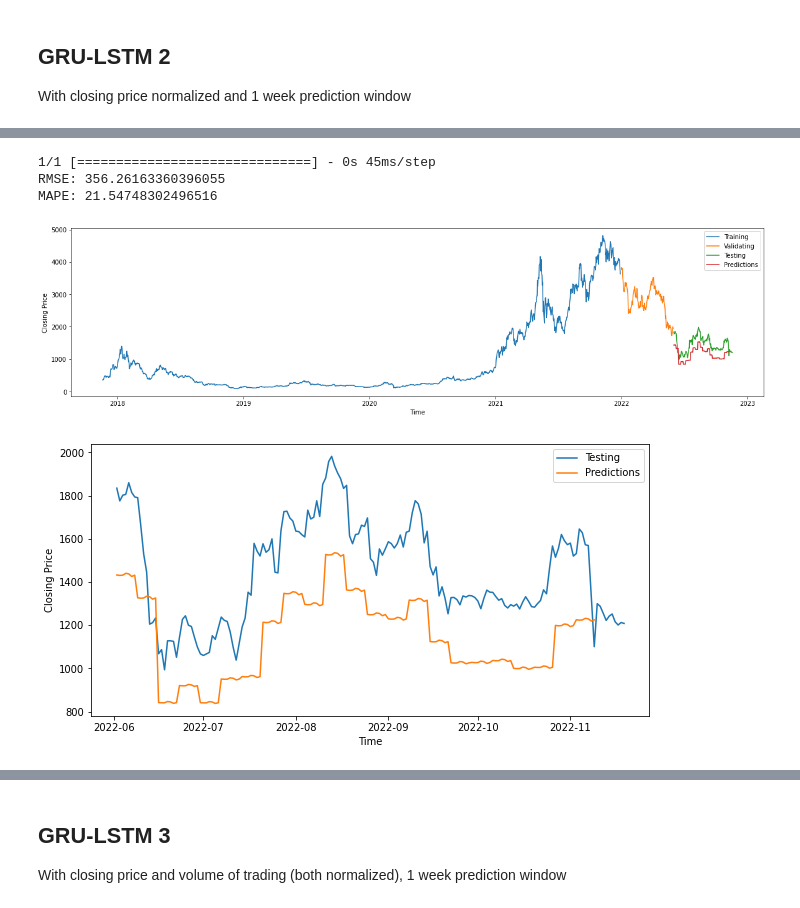
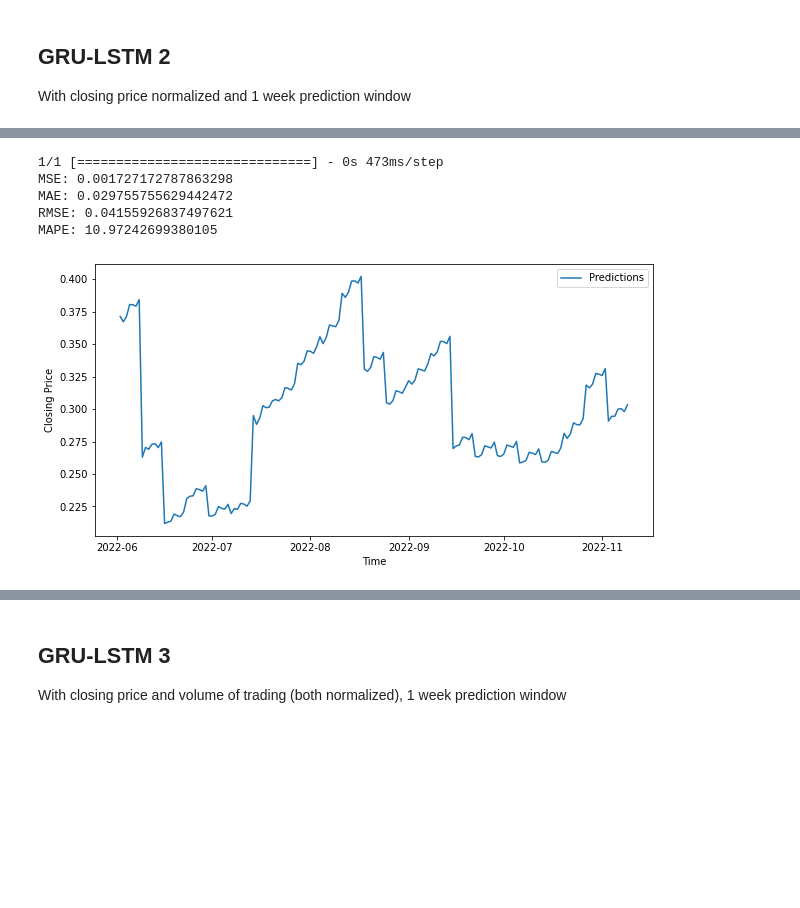
Before and after one commit to Ilia-Gershen/TYP-project, a Jupyter notebook: DeepLearningModelGRU_LSTM.ipynb, the cells around one changed output, grey strips where cells are left out. Cells and saved outputs as stored; diff of their text form; code cells hidden in the pictures; blank space fills up the shorter version.

```diff
--- a/DeepLearningModelGRU_LSTM.ipynb
+++ b/DeepLearningModelGRU_LSTM.ipynb
@@ -33,3 +57,17 @@ Mounted at /content/drive
+# %%
+def CalculateErrors(ETH_Test_Y, ETH_prediction): #Function calculates the evaluation metrics for the models and prints them
+
+  mse = mean_squared_error(ETH_Test_Y.reshape(-1,7), ETH_prediction)
+  print(f'MSE: {mse}')
+
+  mae = mean_absolute_error(ETH_Test_Y.reshape(-1,7), ETH_prediction)
+  print(f'MAE: {mae}')
+
+  rmse = math.sqrt(mean_squared_error(ETH_Test_Y.reshape(-1,7), ETH_prediction))
+  print(f'RMSE: {rmse}')
+
+  mape = np.mean(np.abs(ETH_Test_Y.reshape(-1,7) - ETH_prediction )/np.abs(ETH_Test_Y.reshape(-1,7))) * 100
+  print(f'MAPE: {mape}')
 # %% [markdown]
 ## GRU-LSTM 1
 With closing price as input and 1 week prediction window
@@ -542,31 +509,19 @@ Epoch 200/200
 # %%
 ETH_prediction = ETH_Model.predict(ETH_Test_X)
 
-plt.figure(figsize = (20, 5))
-
-plt.plot(ETH['Date'][ETH['Date'] < '2021-12-30'], ETH['Close'][ETH['Date'] < '2021-12-30'], label = 'Training')
-plt.plot(ETH['Date'][(ETH['Date'] >= '2022-01-01') & (ETH['Date'] < '2022-06-01')], ETH['Close'][(ETH['Date'] >= '2022-01-01') & (ETH['Date'] < '2022-06-01')], label = 'Validating')
-plt.plot(ETH['Date'][ETH['Date'] >= '2022-06-02'], ETH['Close'][ETH['Date'] >= '2022-06-02'], label = 'Testing')
-plt.plot(ETH['Date'][(ETH['Date'] >= '2022-06-02')&(ETH['Date'] <= '2022-11-09')], ETH_prediction.reshape(-1), label = 'Predictions')
-plt.xlabel('Time')
-plt.ylabel('Closing Price')
-plt.legend(loc = 'best')
-
 plt.figure(figsize = (10, 5))
 
-plt.plot(ETH['Date'][ETH['Date'] >= '2022-06-02'], ETH['Close'][ETH['Date'] >= '2022-06-02'], label = 'Testing')
+#plt.plot(ETH['Date'][ETH['Date'] >= '2022-06-02'], ETH['Close'][ETH['Date'] >= '2022-06-02'], label = 'Testing')
 plt.plot(ETH['Date'][(ETH['Date'] >= '2022-06-02')&(ETH['Date'] <= '2022-11-09')], ETH_prediction.reshape(-1), label = 'Predictions')
 plt.xlabel('Time')
 plt.ylabel('Closing Price')
 plt.legend(loc = 'best')
 #error calculations
-rmse = math.sqrt(mean_squared_error(ETH_Test_Y.reshape(-1,7), ETH_prediction))
-mape = np.mean(np.abs(ETH_Test_Y.reshape(-1,7) - ETH_prediction )/np.abs(ETH_Test_Y.reshape(-1,7))) * 100
-print(f'RMSE: {rmse}') #lower is better
-print(f'MAPE: {mape}')
+CalculateErrors(ETH_Test_Y, ETH_prediction)
 # %% [output]
-1/1 [==============================] - 0s 45ms/step
-RMSE: 356.26163360396055
-MAPE: 21.54748302496516
+1/1 [==============================] - 0s 473ms/step
+MSE: 0.001727172787863298
+MAE: 0.029755755629442472
+RMSE: 0.04155926837497621
+MAPE: 10.97242699380105
-[figure, old version]
+[figure, new version]
-[figure, removed]
```
Also changed, not shown: parts of 39 cells of this notebook.
